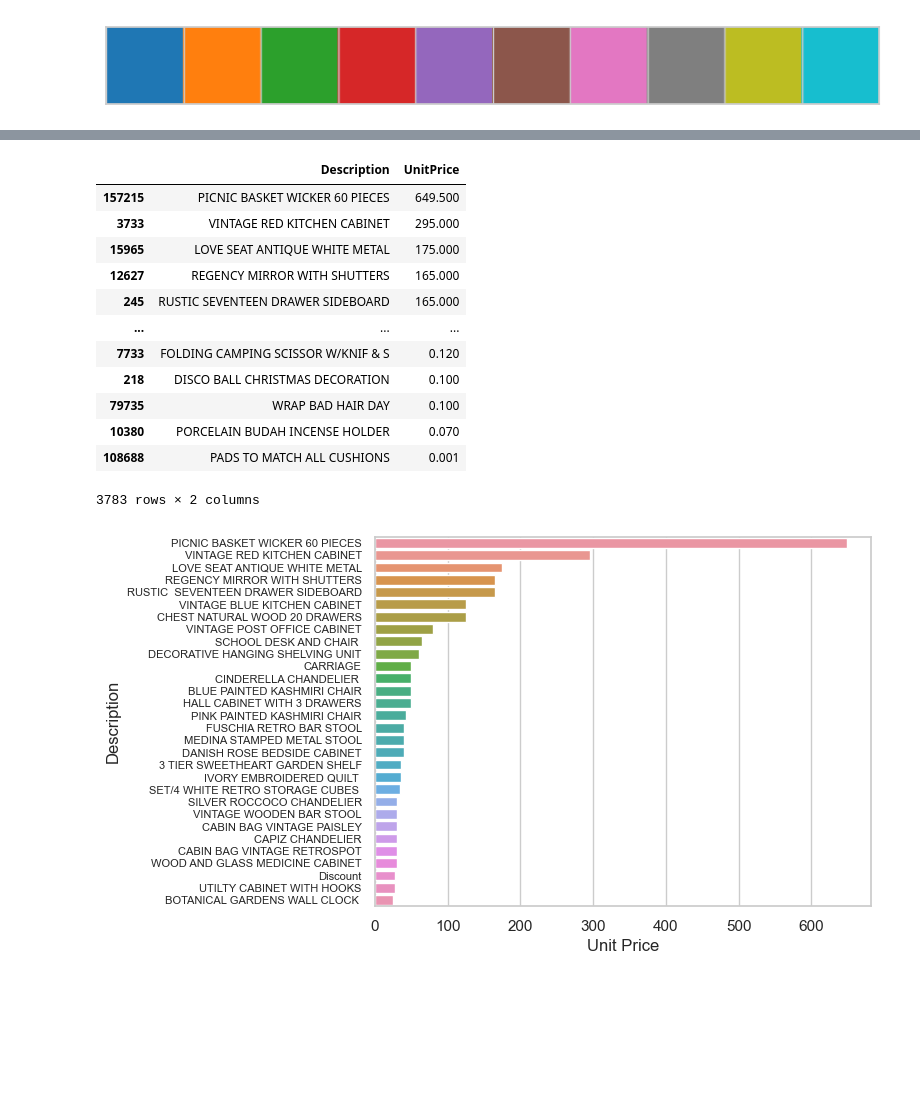
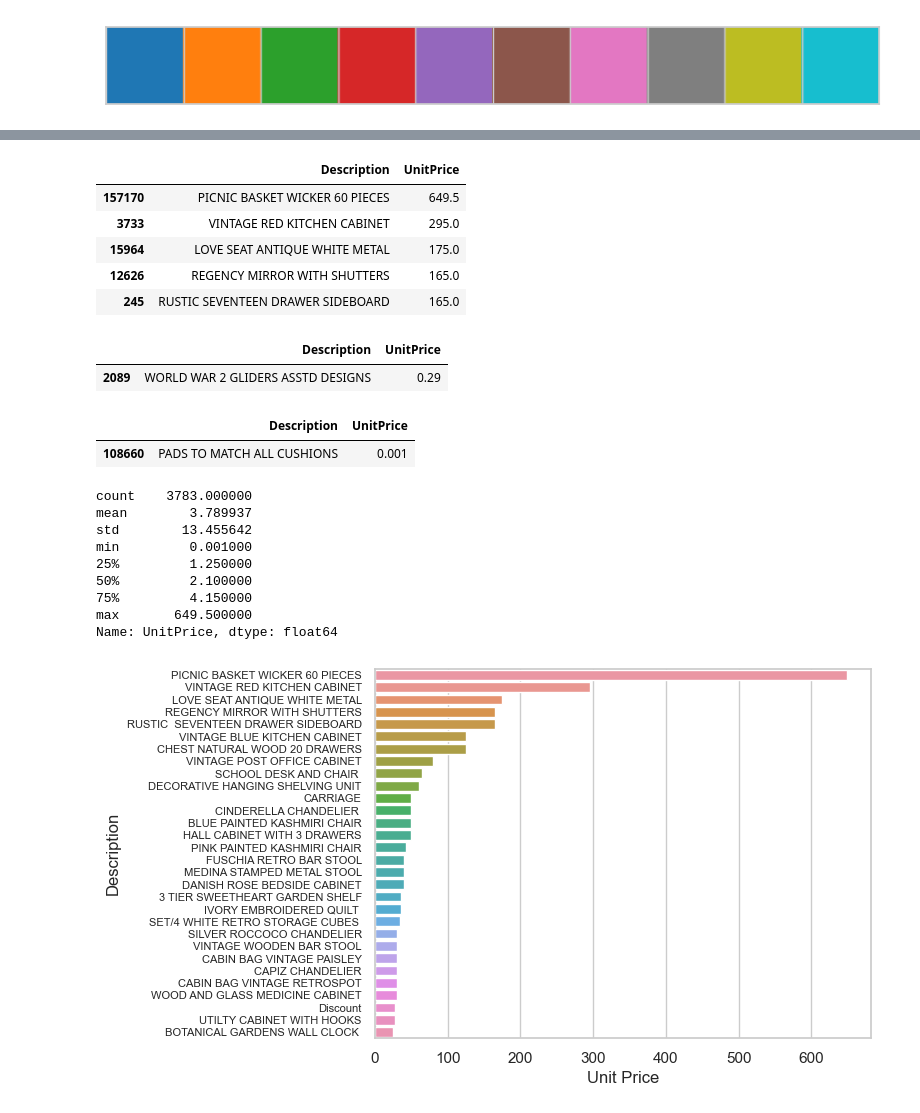
Before and after one commit to GLAZERadr/Data_Science_For_Industry_Task_3, a Jupyter notebook: Data_Exploration.ipynb, the cells around one changed output, grey strips where cells are left out. Cells and saved outputs as stored; diff of their text form; code cells hidden in the pictures; blank space fills up the shorter version.

```diff
--- a/Data_Exploration.ipynb
+++ b/Data_Exploration.ipynb
@@ -301,23 +258,36 @@ df[df['Description']=='PICNIC BASKET WICKER 60 PIECES']
 # %%
 perbandingan_harga_item = perbandingan_harga_item.drop_duplicates(subset=['Description'])
 perbandingan_harga_item = perbandingan_harga_item.sort_values('UnitPrice', ascending=False)
-perbandingan_harga_item
+perbandingan_harga_item.head()
 # %% [output]
 |  | Description | UnitPrice |
-| 157215 | PICNIC BASKET WICKER 60 PIECES | 649.500 |
-| 3733 | VINTAGE RED KITCHEN CABINET | 295.000 |
-| 15965 | LOVE SEAT ANTIQUE WHITE METAL | 175.000 |
-| 12627 | REGENCY MIRROR WITH SHUTTERS | 165.000 |
-| 245 | RUSTIC SEVENTEEN DRAWER SIDEBOARD | 165.000 |
-| ... | ... | ... |
-| 7733 | FOLDING CAMPING SCISSOR W/KNIF & S | 0.120 |
-| 218 | DISCO BALL CHRISTMAS DECORATION | 0.100 |
-| 79735 | WRAP BAD HAIR DAY | 0.100 |
-| 10380 | PORCELAIN BUDAH INCENSE HOLDER | 0.070 |
-| 108688 | PADS TO MATCH ALL CUSHIONS | 0.001 |
+| 157170 | PICNIC BASKET WICKER 60 PIECES | 649.5 |
+| 3733 | VINTAGE RED KITCHEN CABINET | 295.0 |
+| 15964 | LOVE SEAT ANTIQUE WHITE METAL | 175.0 |
+| 12626 | REGENCY MIRROR WITH SHUTTERS | 165.0 |
+| 245 | RUSTIC SEVENTEEN DRAWER SIDEBOARD | 165.0 |
-3783 rows × 2 columns
 # %%
-perbandingan_harga_item[perbandingan_harga_item['Description'] == 'WORLD WAR GLIDERS ASSTD']
+perbandingan_harga_item[perbandingan_harga_item['Description']=='WORLD WAR 2 GLIDERS ASSTD DESIGNS']
+# %% [output]
+|  | Description | UnitPrice |
+| 2089 | WORLD WAR 2 GLIDERS ASSTD DESIGNS | 0.29 |
+# %%
+perbandingan_harga_item[perbandingan_harga_item['UnitPrice']==0.001]
+# %% [output]
+|  | Description | UnitPrice |
+| 108660 | PADS TO MATCH ALL CUSHIONS | 0.001 |
+# %%
+perbandingan_harga_item['UnitPrice'].describe()
+# %% [output]
+count    3783.000000
+mean        3.789937
+std        13.455642
+min         0.001000
+25%         1.250000
+50%         2.100000
+75%         4.150000
+max       649.500000
+Name: UnitPrice, dtype: float64
 # %%
 sns.barplot(data=perbandingan_harga_item.head(30), x='UnitPrice', y='Description')
 plt.xlabel('Unit Price')
```
Also changed, not shown: parts of 42 cells of this notebook, 1 other file.
